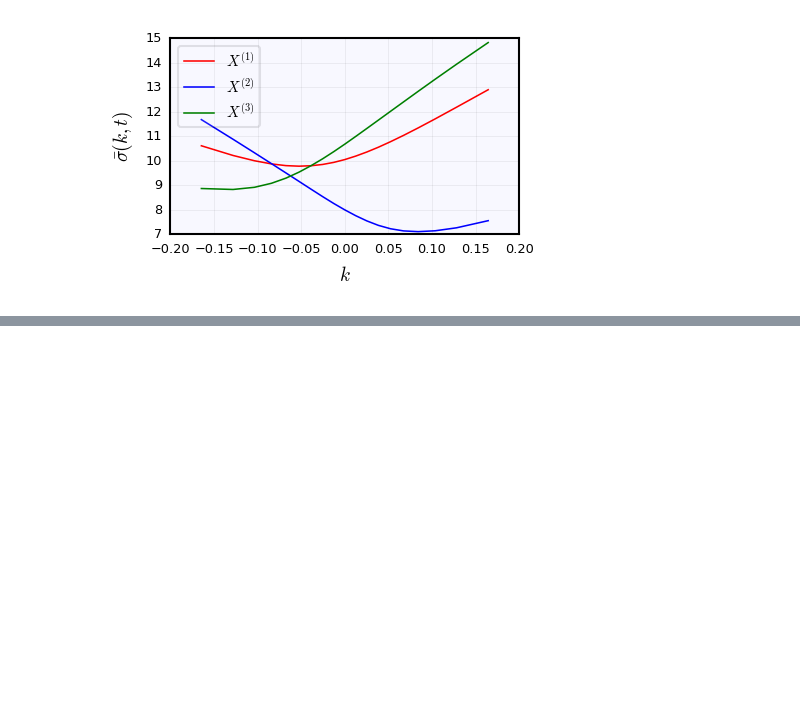
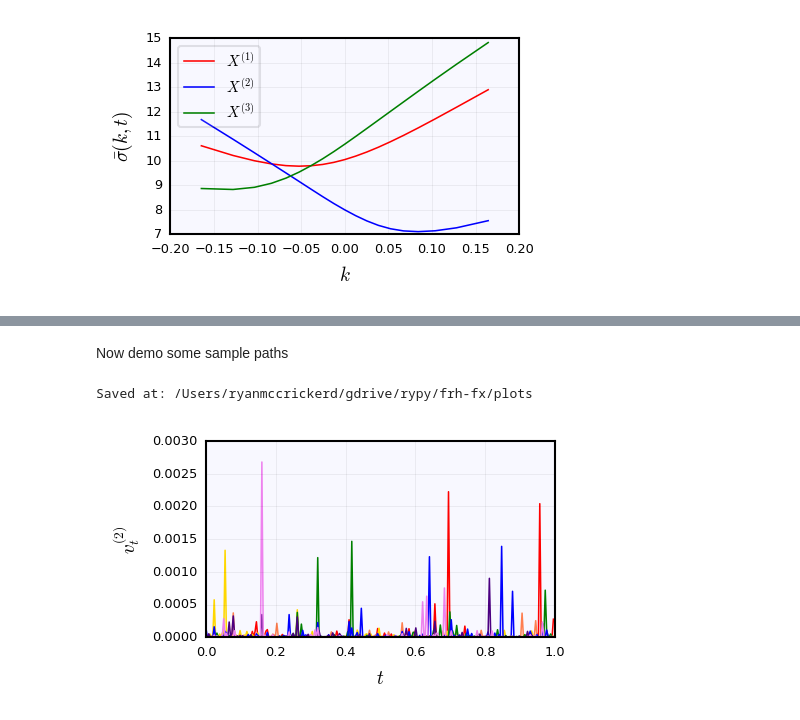
Before and after one commit to ryanmccrickerd/frh-fx, a Jupyter notebook: 3-simulation.ipynb, the cells around one changed output, grey strips where cells are left out. Saved outputs shown, nothing was run; the diff lists cells and outputs as text; code cells hidden in the pictures; blank space fills up the shorter version.

Commit message:
including sample paths demo

```diff
--- a/3-simulation.ipynb
+++ b/3-simulation.ipynb
@@ -65,0 +66,7 @@ Saved at: /Users/ryanmccrickerd/gdrive/rypy/frh-fx/data/20180522-182555
+# %% [markdown]
+Now demo some sample paths
+# %%
+γ = 0.3
+m,n = 7,2**8
+t = np.linspace(0,T,n+1)
+Δ = T/n
@@ -65,0 +76,4 @@ Saved at: /Users/ryanmccrickerd/gdrive/rypy/frh-fx/data/20180522-182555
+# %%
+v = sim.subordinator(T,γ,size=(m,n))
+v1 = sim.scaled_sub(v,σ1,ρ1)
+v2 = sim.scaled_sub(v,σ2,ρ2)
@@ -65,0 +84,9 @@ Saved at: /Users/ryanmccrickerd/gdrive/rypy/frh-fx/data/20180522-182555
+# %%
+plot,axes = plt.subplots()
+axes.plot(t[:-1],v2.T)
+axes.set_xlabel(r'$t$')
+axes.set_ylabel(r'$v^{(2)}_t$');
+uts.save_plot()
+# %% [output]
+Saved at: /Users/ryanmccrickerd/gdrive/rypy/frh-fx/plots
+[figure, added]
```
Also changed, not shown: parts of 4 cells of this notebook, 1 other file.
